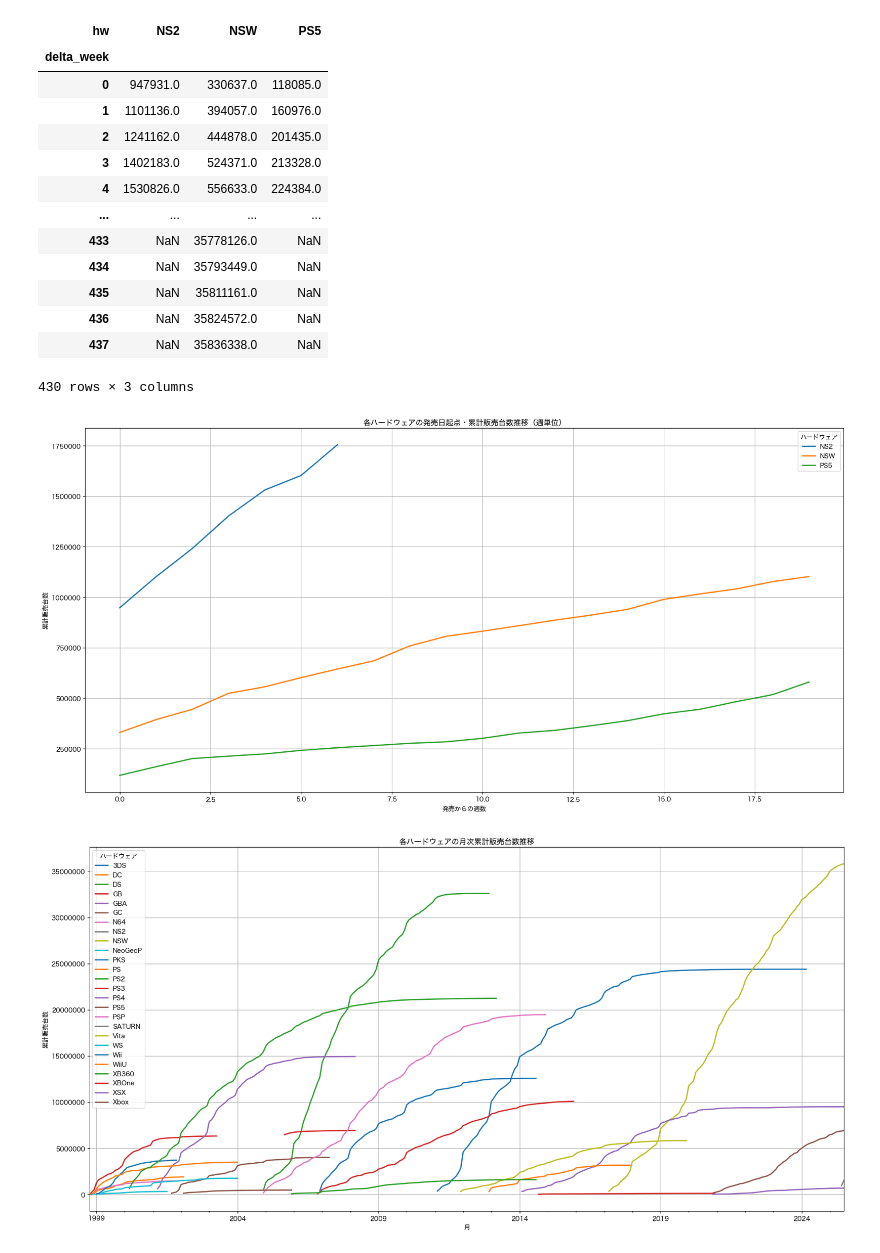
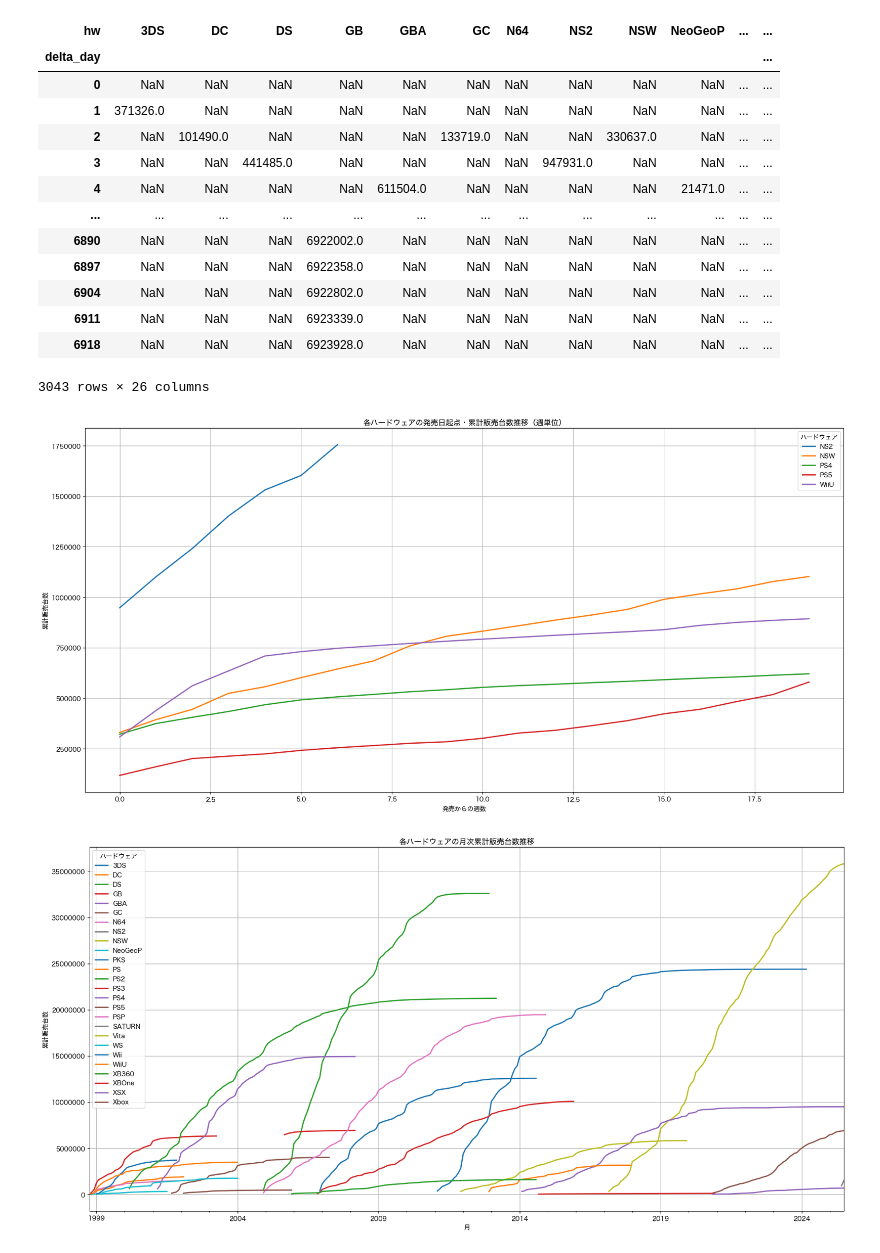
Before and after one commit to hidenden/gamedata, a Jupyter notebook: analysis/cumulative_graph.ipynb, the cells around one changed output. Saved outputs shown, nothing was run; the diff lists cells and outputs as text; code cells hidden in the pictures.

```diff
--- a/analysis/cumulative_graph.ipynb
+++ b/analysis/cumulative_graph.ipynb
@@ -11,31 +11,32 @@ from matplotlib.ticker import ScalarFormatter
 from gamedata import hard_sales as hs
 from gamedata import plot_hard as ph
 # %%
-hard_sales_df = hs.load_hard_sales()
+hard_sales_df = hs.load_hard_sales(normalize7=True)
 hard_list = hs.get_hw_names(hard_sales_df)
 # %%
-pivot_df = hs.pivot_cumulative_sales_by_delta(hard_sales_df, ['NSW', 'NS2', 'PS5'])
-pivot_df
+pivot_df = hs.pivot_cumulative_sales_by_delta(hard_sales_df)
+pivot_df[['NS2', 'NSW', 'PS4', 'PS5']]
+pivot_df.reset_index(inplace=True)
 # %% [output]
-| hw | NS2 | NSW | PS5 |
-| delta_week |  |  |  |
-| 0 | 947931.0 | 330637.0 | 118085.0 |
-| 1 | 1101136.0 | 394057.0 | 160976.0 |
-| 2 | 1241162.0 | 444878.0 | 201435.0 |
-| 3 | 1402183.0 | 524371.0 | 213328.0 |
-| 4 | 1530826.0 | 556633.0 | 224384.0 |
-| ... | ... | ... | ... |
-| 433 | NaN | 35778126.0 | NaN |
-| 434 | NaN | 35793449.0 | NaN |
-| 435 | NaN | 35811161.0 | NaN |
-| 436 | NaN | 35824572.0 | NaN |
-| 437 | NaN | 35836338.0 | NaN |
+| hw | 3DS | DC | DS | GB | GBA | GC | N64 | NS2 | NSW | NeoGeoP | ... | ... |
+| delta_day |  |  |  |  |  |  |  |  |  |  |  | ... |
+| 0 | NaN | NaN | NaN | NaN | NaN | NaN | NaN | NaN | NaN | NaN | ... | ... |
+| 1 | 371326.0 | NaN | NaN | NaN | NaN | NaN | NaN | NaN | NaN | NaN | ... | ... |
+| 2 | NaN | 101490.0 | NaN | NaN | NaN | 133719.0 | NaN | NaN | 330637.0 | NaN | ... | ... |
+| 3 | NaN | NaN | 441485.0 | NaN | NaN | NaN | NaN | 947931.0 | NaN | NaN | ... | ... |
+| 4 | NaN | NaN | NaN | NaN | 611504.0 | NaN | NaN | NaN | NaN | 21471.0 | ... | ... |
+| ... | ... | ... | ... | ... | ... | ... | ... | ... | ... | ... | ... | ... |
+| 6890 | NaN | NaN | NaN | 6922002.0 | NaN | NaN | NaN | NaN | NaN | NaN | ... | ... |
+| 6897 | NaN | NaN | NaN | 6922358.0 | NaN | NaN | NaN | NaN | NaN | NaN | ... | ... |
+| 6904 | NaN | NaN | NaN | 6922802.0 | NaN | NaN | NaN | NaN | NaN | NaN | ... | ... |
+| 6911 | NaN | NaN | NaN | 6923339.0 | NaN | NaN | NaN | NaN | NaN | NaN | ... | ... |
+| 6918 | NaN | NaN | NaN | 6923928.0 | NaN | NaN | NaN | NaN | NaN | NaN | ... | ... |
-430 rows × 3 columns
+3043 rows × 26 columns
 # %%
-fig = ph.plot_cumulative_sales_by_delta(hard_sales_df, ["NS2", "NSW", "PS5"], limit=20, monthly=False)
+fig = ph.plot_cumulative_sales_by_delta(hard_sales_df, ["NS2", "NSW", "PS5", "PS4", "WiiU"], limit=20, monthly=False)
 fig.show()
 # %% [output]
-[figure, old version]
+[figure, new version]
 # %%
 
 fig = ph.plot_cumulative_sales(hard_sales_df, hard_list, monthly=True)
```
Also changed, not shown: parts of 1 cell of this notebook, 4 other files.
